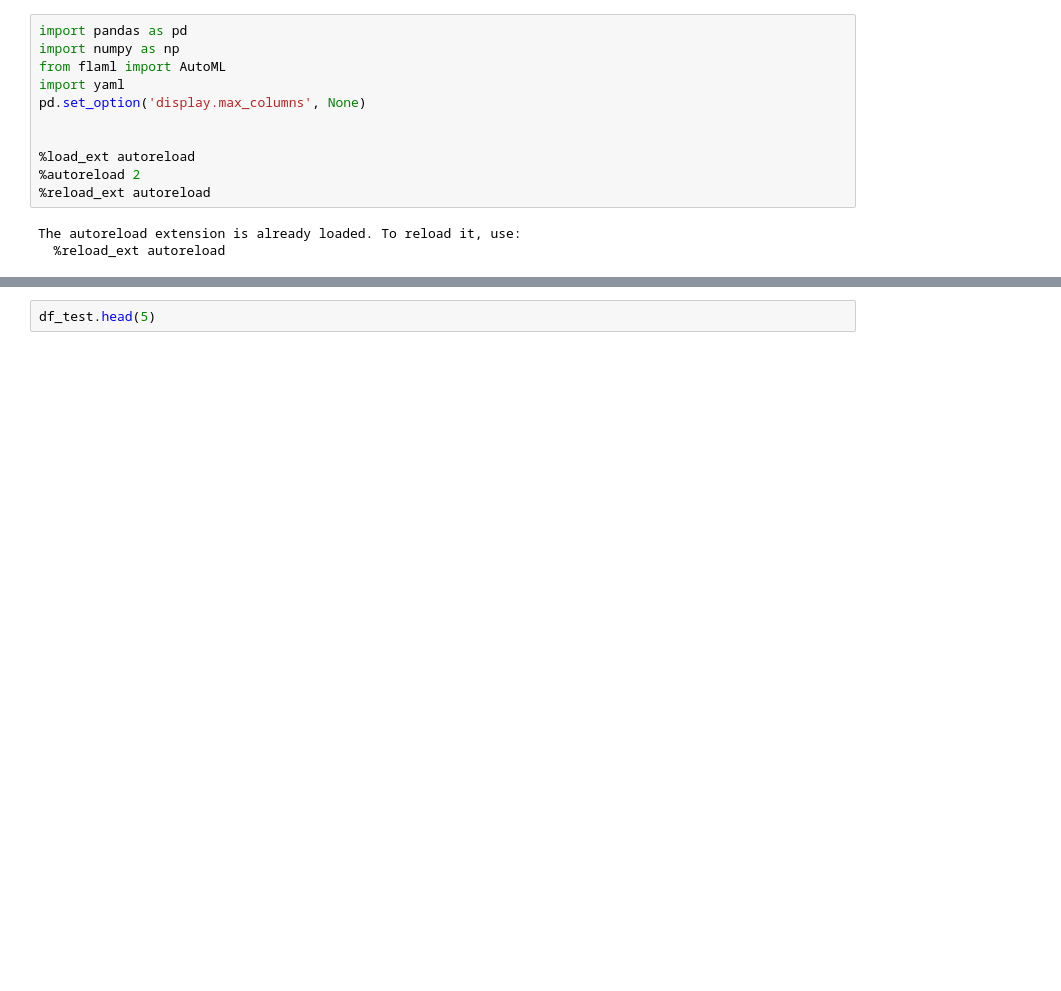
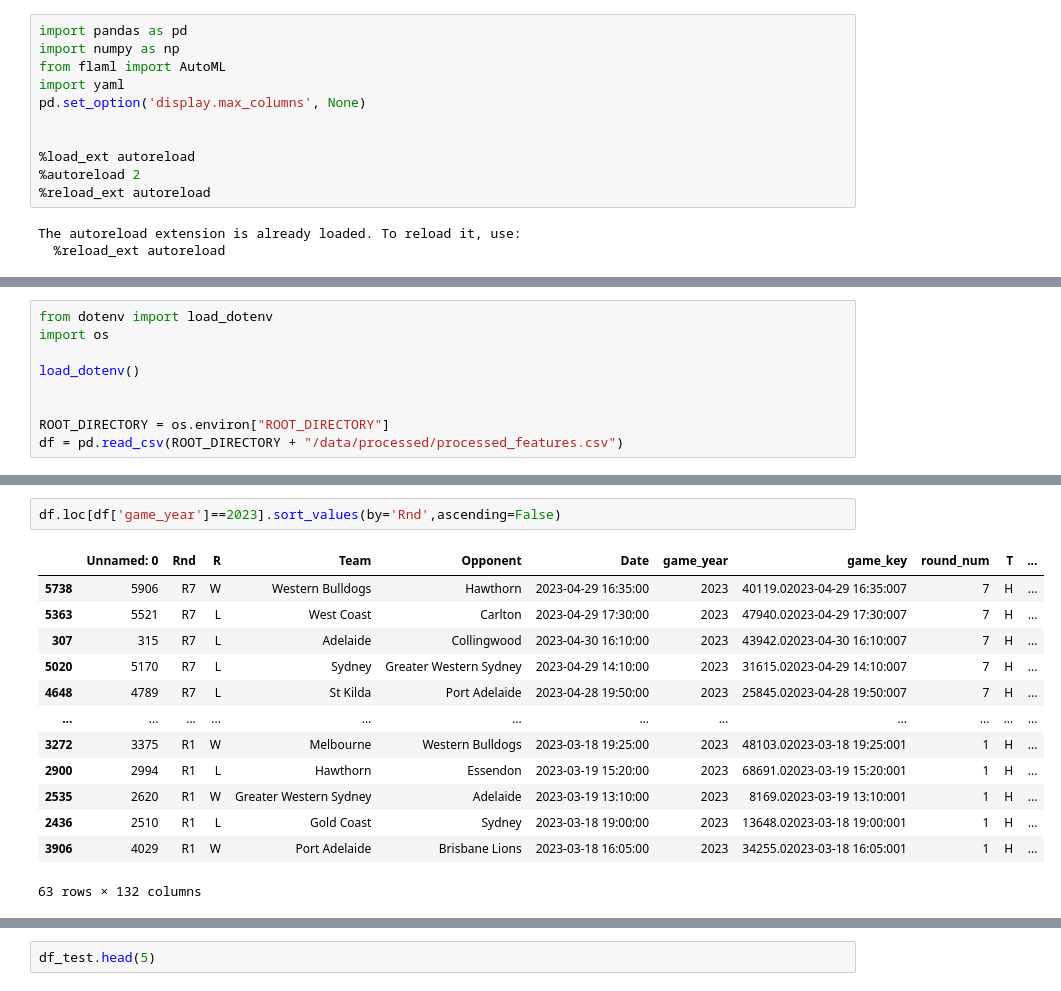
Before and after one commit to S1GR/mlflow_afl, a Jupyter notebook: notebooks/mlflow_train_new.ipynb, the cells around one changed output, grey strips where cells are left out. Saved outputs shown, nothing was run; the diff lists cells and outputs as text; blank space fills up the shorter version.

```diff
--- a/notebooks/mlflow_train_new.ipynb
+++ b/notebooks/mlflow_train_new.ipynb
@@ -29,0 +30,9 @@ FileNotFoundError: [Errno 2] No such file or directory: 'config.yaml'
+# %%
+from dotenv import load_dotenv
+import os
+
+load_dotenv()
+
+
+ROOT_DIRECTORY = os.environ["ROOT_DIRECTORY"]
+df = pd.read_csv(ROOT_DIRECTORY + "/data/processed/processed_features.csv")
@@ -30,3 +50,19 @@ FileNotFoundError: [Errno 2] No such file or directory: 'config.yaml'
+# %%
+df.loc[df['game_year']==2023].sort_values(by='Rnd',ascending=False)
+# %% [output]
+|  | Unnamed: 0 | Rnd | R | Team | Opponent | Date | game_year | game_key | round_num | T | ... |
+| 5738 | 5906 | R7 | W | Western Bulldogs | Hawthorn | 2023-04-29 16:35:00 | 2023 | 40119.02023-04-29 16:35:007 | 7 | H | ... |
+| 5363 | 5521 | R7 | L | West Coast | Carlton | 2023-04-29 17:30:00 | 2023 | 47940.02023-04-29 17:30:007 | 7 | H | ... |
+| 307 | 315 | R7 | L | Adelaide | Collingwood | 2023-04-30 16:10:00 | 2023 | 43942.02023-04-30 16:10:007 | 7 | H | ... |
+| 5020 | 5170 | R7 | L | Sydney | Greater Western Sydney | 2023-04-29 14:10:00 | 2023 | 31615.02023-04-29 14:10:007 | 7 | H | ... |
+| 4648 | 4789 | R7 | L | St Kilda | Port Adelaide | 2023-04-28 19:50:00 | 2023 | 25845.02023-04-28 19:50:007 | 7 | H | ... |
+| ... | ... | ... | ... | ... | ... | ... | ... | ... | ... | ... | ... |
+| 3272 | 3375 | R1 | W | Melbourne | Western Bulldogs | 2023-03-18 19:25:00 | 2023 | 48103.02023-03-18 19:25:001 | 1 | H | ... |
+| 2900 | 2994 | R1 | L | Hawthorn | Essendon | 2023-03-19 15:20:00 | 2023 | 68691.02023-03-19 15:20:001 | 1 | H | ... |
+| 2535 | 2620 | R1 | W | Greater Western Sydney | Adelaide | 2023-03-19 13:10:00 | 2023 | 8169.02023-03-19 13:10:001 | 1 | H | ... |
+| 2436 | 2510 | R1 | L | Gold Coast | Sydney | 2023-03-18 19:00:00 | 2023 | 13648.02023-03-18 19:00:001 | 1 | H | ... |
+| 3906 | 4029 | R1 | W | Port Adelaide | Brisbane Lions | 2023-03-18 16:05:00 | 2023 | 34255.02023-03-18 16:05:001 | 1 | H | ... |
+63 rows × 132 columns
 # %%
 df = pd.read_csv(FEATURE_SET)
 df = df.loc[df['game_year']>=1995]
```
Also changed, not shown: parts of 12 cells of this notebook, 17 other files.
